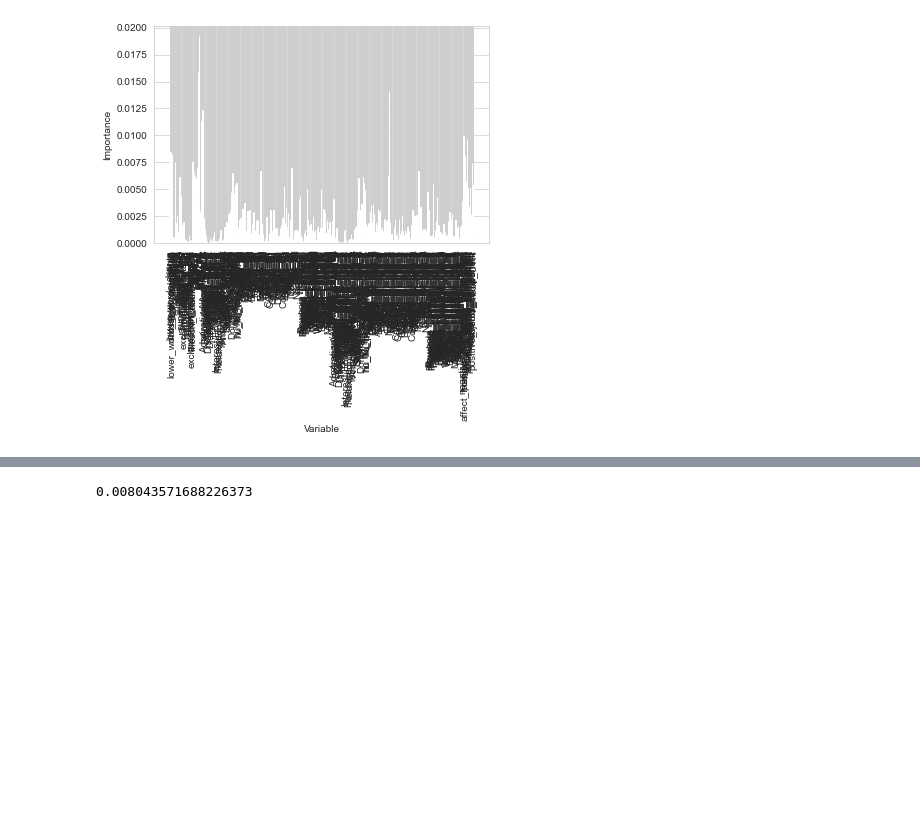
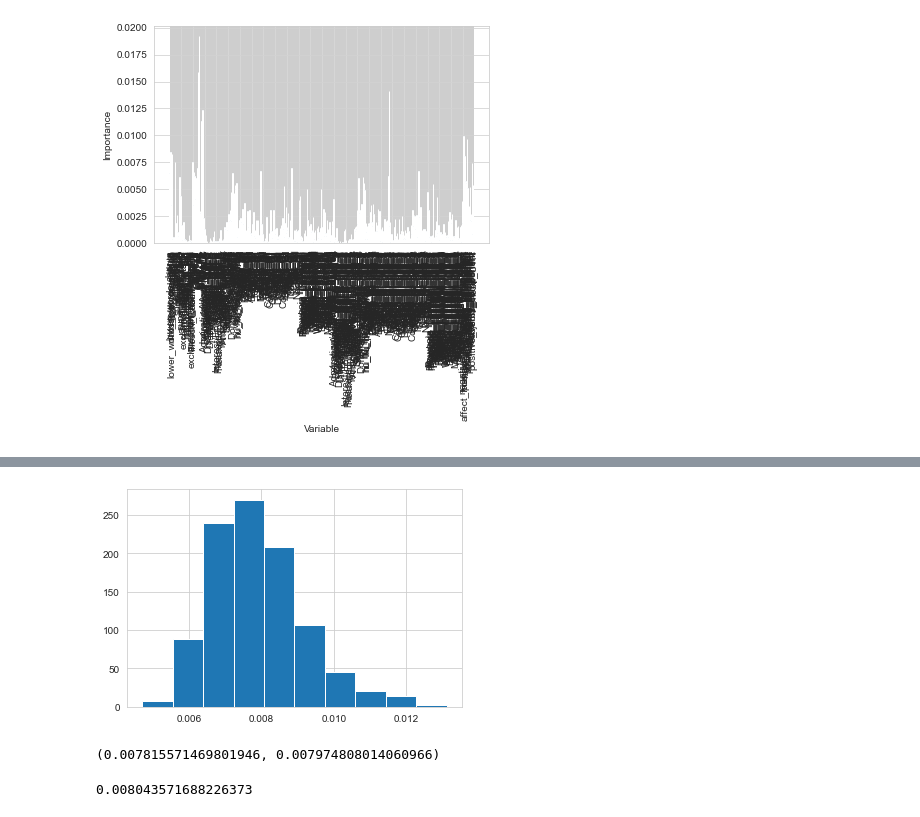
Before and after one commit to pietronickl/clickbait_project, a Jupyter notebook: upworthy_random_forest.ipynb, the cells around one changed output, grey strips where cells are left out. Cells and saved outputs as stored; diff of their text form; code cells hidden in the pictures; blank space fills up the shorter version.

```diff
--- a/upworthy_random_forest.ipynb
+++ b/upworthy_random_forest.ipynb
@@ -411,3 +513,13 @@ Variable: mean_CTR             Importance: 0.0
+# %%
+plt.hist(rmses)
+plt.show()
+# %% [output]
+[figure, added]
+# %%
+import scipy.stats as st
+st.t.interval(alpha=0.95, df=len(rmses)-1, loc=np.mean(rmses), scale=st.sem(rmses))
+# %% [output]
+(0.007815571469801946, 0.007974808014060966)
 # %%
 # Import library for metrics
 from sklearn.metrics import mean_squared_error, r2_score, mean_absolute_error
```
Also changed, not shown: parts of 20 cells of this notebook.
